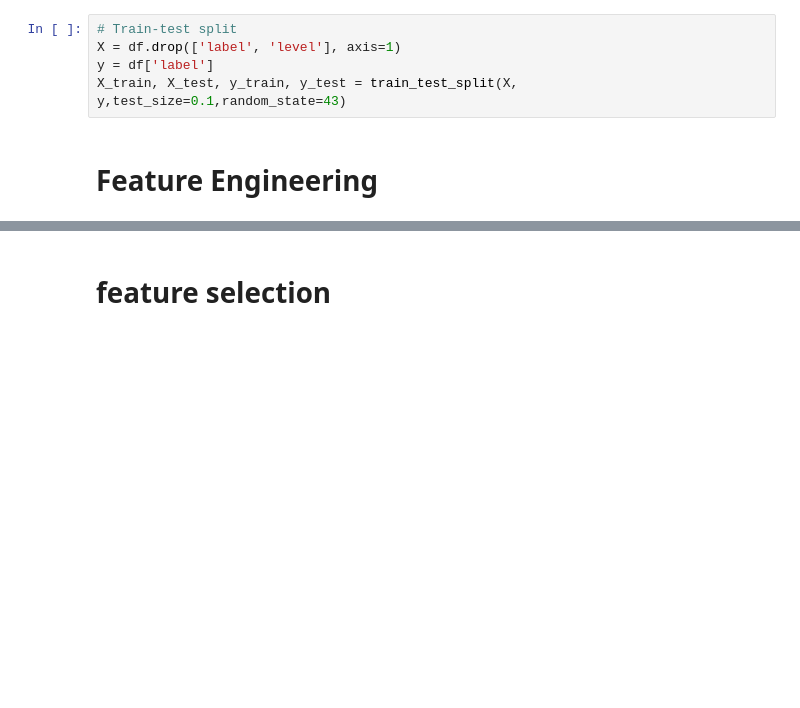
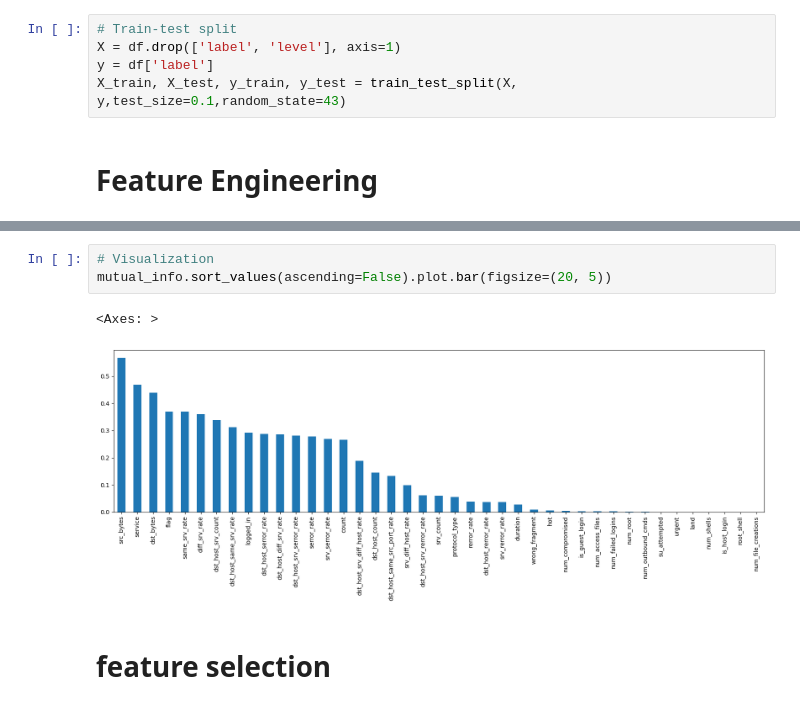
Before and after one commit to Yash-Annapure/Machine_learning_final_project, a Jupyter notebook: final_project_code.ipynb, the cells around one changed output, grey strips where cells are left out. Saved outputs shown, nothing was run; the diff lists cells and outputs as text; blank space fills up the shorter version.

```diff
--- a/final_project_code.ipynb
+++ b/final_project_code.ipynb
@@ -229,4 +229,10 @@ num_outbound_cmds             0.000
 dtype: float64
+# %%
+# Visualization
+mutual_info.sort_values(ascending=False).plot.bar(figsize=(20, 5))
+# %% [output]
+<Axes: >
+[figure, added]
 # %% [markdown]
 # feature selection
 # %%
```
Also changed, not shown: parts of 14 cells of this notebook.
